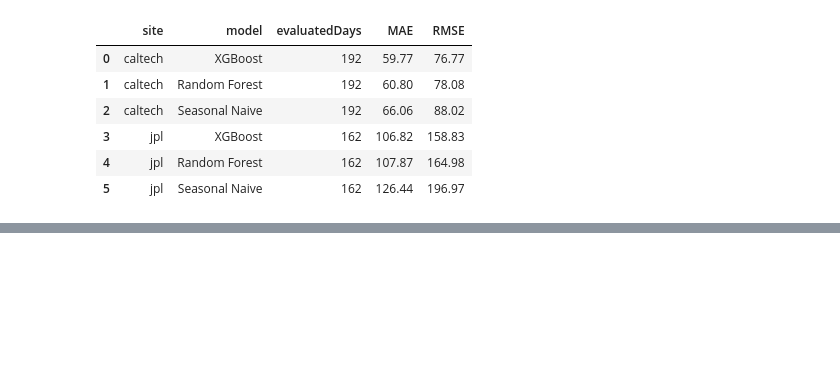
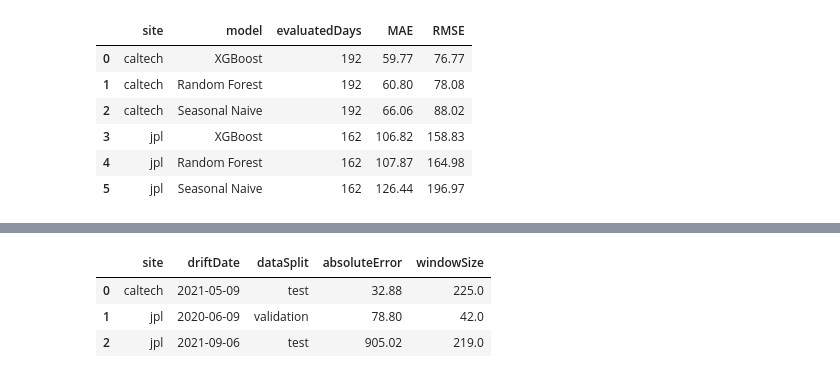
Before and after one commit to mikedalanon/EV-Thesis, a Jupyter notebook: EV_ConceptDriftAware_Thesis.ipynb, the cells around one changed output, grey strips where cells are left out. Drawn from its saved outputs; the diff is of its cells as text; code cells hidden in the pictures; blank space fills up the shorter version.

Commit message:
Processing: Implementation of ADWIN

```diff
--- a/EV_ConceptDriftAware_Thesis.ipynb
+++ b/EV_ConceptDriftAware_Thesis.ipynb
@@ -1119,0 +1175,83 @@ final_test_results
+# %%
+# Store the longer error stream and detected changes.
+adwin_stream_records = []
+adwin_detections_40 = []
+
+for site in model_df["site"].unique():
+
+    # Use the XGBoost model trained on the training set.
+    model = best_xgb_models[site]
+
+    # Monitor the validation and test periods.
+    monitoring_data = model_df[
+        (model_df["site"] == site)
+        & (model_df["dataSplit"].isin(["validation", "test"]))
+    ].sort_values("date")
+
+    detector = drift.ADWIN(
+        delta=0.002,
+        clock=1
+    )
+
+    # Process one day at a time.
+    for index in monitoring_data.index:
+
+        X_day = monitoring_data.loc[
+            [index],
+            feature_columns
+        ]
+
+        actual = monitoring_data.loc[
+            index,
+            "dailyEnergy"
+        ]
+
+        prediction = model.predict(X_day)[0]
+
+        absolute_error = abs(
+            actual - prediction
+        )
+
+        detector.update(float(absolute_error))
+
+        detected = detector.drift_detected
+
+        adwin_stream_records.append({
+            "site": site,
+            "date": monitoring_data.loc[index, "date"],
+            "dataSplit": monitoring_data.loc[index, "dataSplit"],
+            "actualEnergy": actual,
+            "prediction": prediction,
+            "absoluteError": absolute_error,
+            "driftDetected": detected
+        })
+
+        if detected:
+            adwin_detections_40.append({
+                "site": site,
+                "driftDate": monitoring_data.loc[index, "date"],
+                "dataSplit": monitoring_data.loc[index, "dataSplit"],
+                "absoluteError": round(absolute_error, 2),
+                "windowSize": detector.width
+            })
+
+# Convert the results into tables.
+adwin_stream_df = pd.DataFrame(adwin_stream_records)
+
+adwin_40_results = pd.DataFrame(
+    adwin_detections_40,
+    columns=[
+        "site",
+        "driftDate",
+        "dataSplit",
+        "absoluteError",
+        "windowSize"
+    ]
+)
+
+adwin_40_results
+# %% [output]
+|  | site | driftDate | dataSplit | absoluteError | windowSize |
+| 0 | caltech | 2021-05-09 | test | 32.88 | 225.0 |
+| 1 | jpl | 2020-06-09 | validation | 78.80 | 42.0 |
+| 2 | jpl | 2021-09-06 | test | 905.02 | 219.0 |
```
Also changed, not shown: parts of 3 cells of this notebook.
